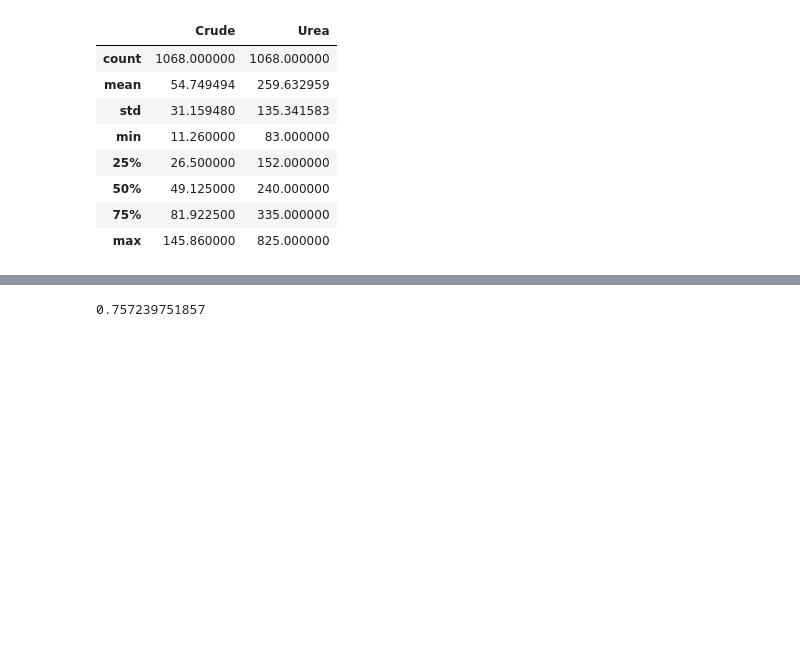
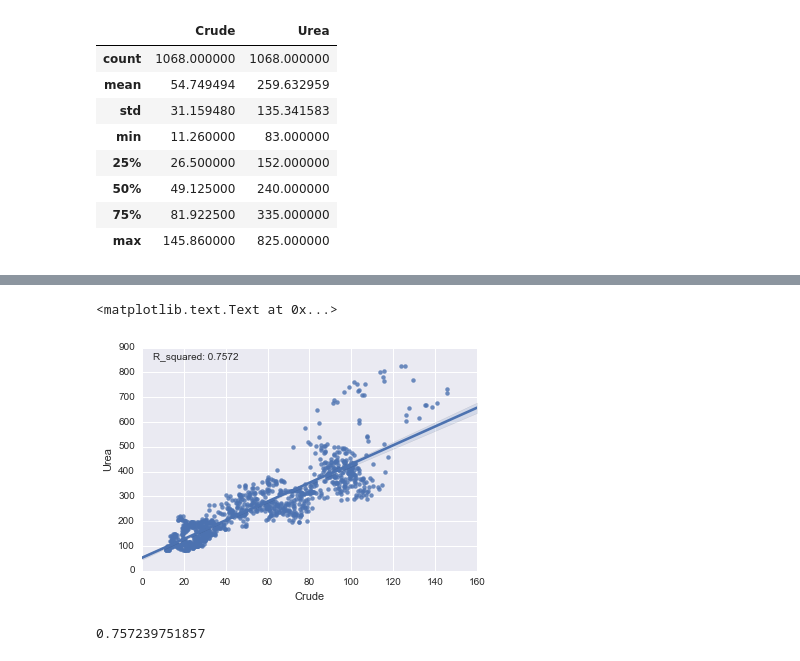
Before and after one commit to stei0792/chspython, a Jupyter notebook: Crude-Urea-Correlation.ipynb, the cells around one changed output, grey strips where cells are left out. Drawn from its saved outputs; the diff is of its cells as text; code cells hidden in the pictures; blank space fills up the shorter version.

```diff
--- a/Crude-Urea-Correlation.ipynb
+++ b/Crude-Urea-Correlation.ipynb
@@ -51,3 +56,9 @@ data.describe()
+# %%
+sns.regplot(x='Crude',y='Urea',data=data)
+plt.text(5,850,'R_squared: 0.7572')
+# %% [output]
+<matplotlib.text.Text at 0x...>
+[figure, added]
 # %%
 import numpy as np
 import pandas as pd
```
Also changed, not shown: parts of 3 cells of this notebook.
